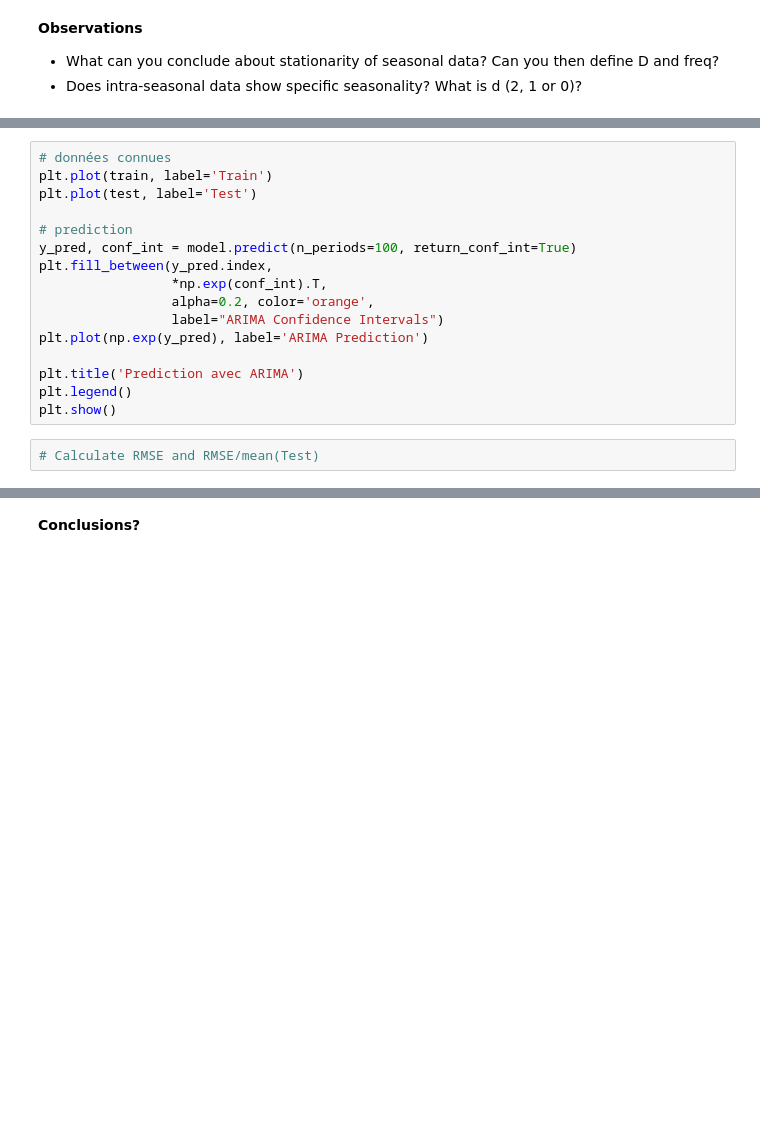
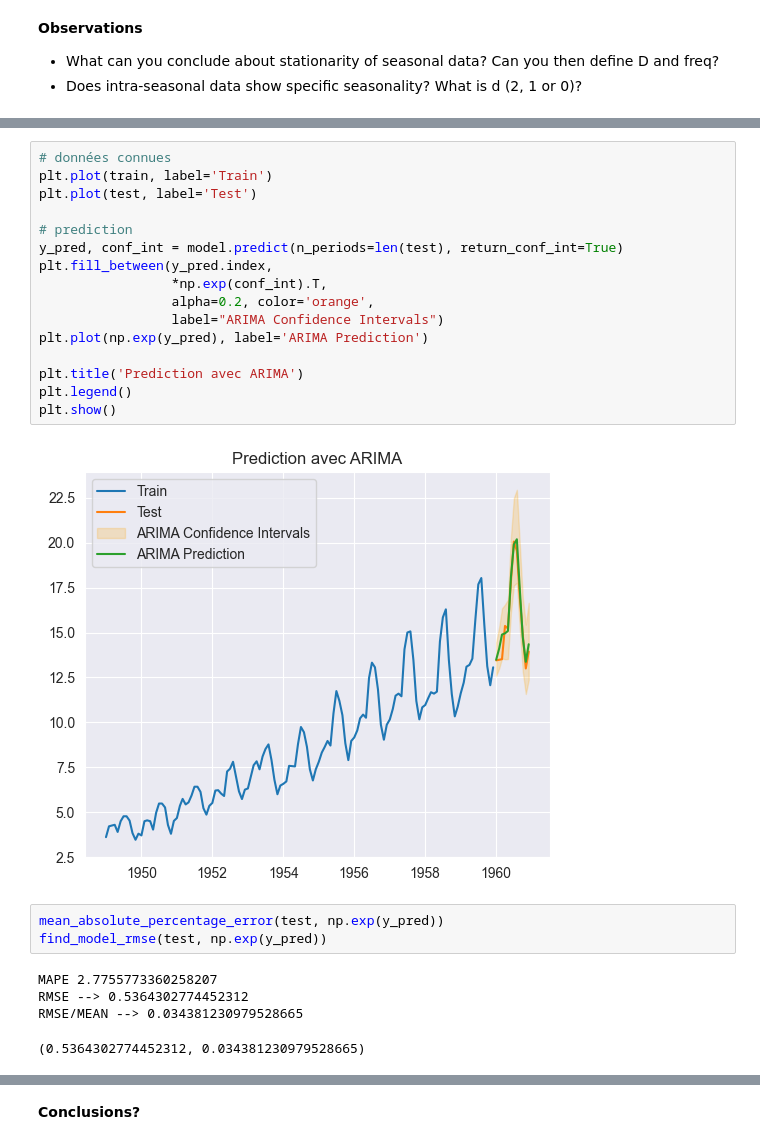
Before and after one commit to ManuLabricole/CDN-MachineLearning, a Jupyter notebook: ML6/2023_Campus_ML6-NB2.ipynb, the cells around one changed output, grey strips where cells are left out. Saved outputs shown, nothing was run; the diff lists cells and outputs as text; blank space fills up the shorter version.

```diff
--- a/ML6/2023_Campus_ML6-NB2.ipynb
+++ b/ML6/2023_Campus_ML6-NB2.ipynb
@@ -1049,18 +1108,26 @@ model.plot_diagnostics(figsize=(12,9));
 # %%
 # données connues
 plt.plot(train, label='Train')
 plt.plot(test, label='Test')
 
 # prediction
-y_pred, conf_int = model.predict(n_periods=100, return_conf_int=True)
+y_pred, conf_int = model.predict(n_periods=len(test), return_conf_int=True)
 plt.fill_between(y_pred.index,
                  *np.exp(conf_int).T,
                  alpha=0.2, color='orange',
                  label="ARIMA Confidence Intervals")
 plt.plot(np.exp(y_pred), label='ARIMA Prediction')
 
 plt.title('Prediction avec ARIMA')
 plt.legend()
 plt.show()
+# %% [output]
+[figure, added]
 # %%
-# Calculate RMSE and RMSE/mean(Test)
+mean_absolute_percentage_error(test, np.exp(y_pred))
+find_model_rmse(test, np.exp(y_pred))
+# %% [output]
+MAPE 2.7755773360258207
+RMSE --> 0.5364302774452312
+RMSE/MEAN --> 0.034381230979528665
+(0.5364302774452312, 0.034381230979528665)
```
Also changed, not shown: parts of 60 cells of this notebook, 1 other file.
